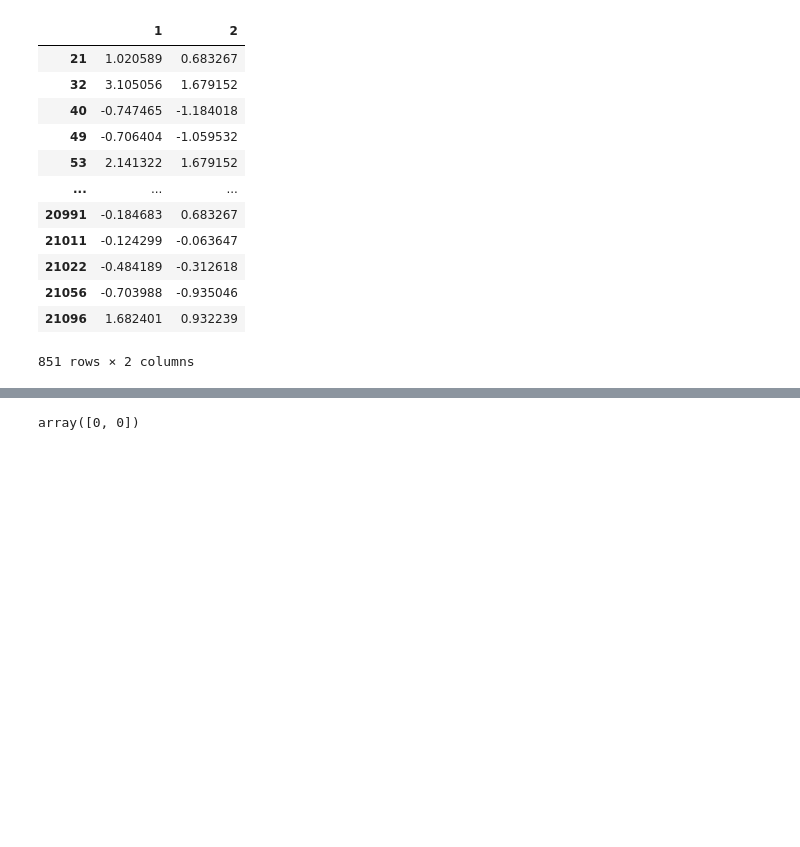
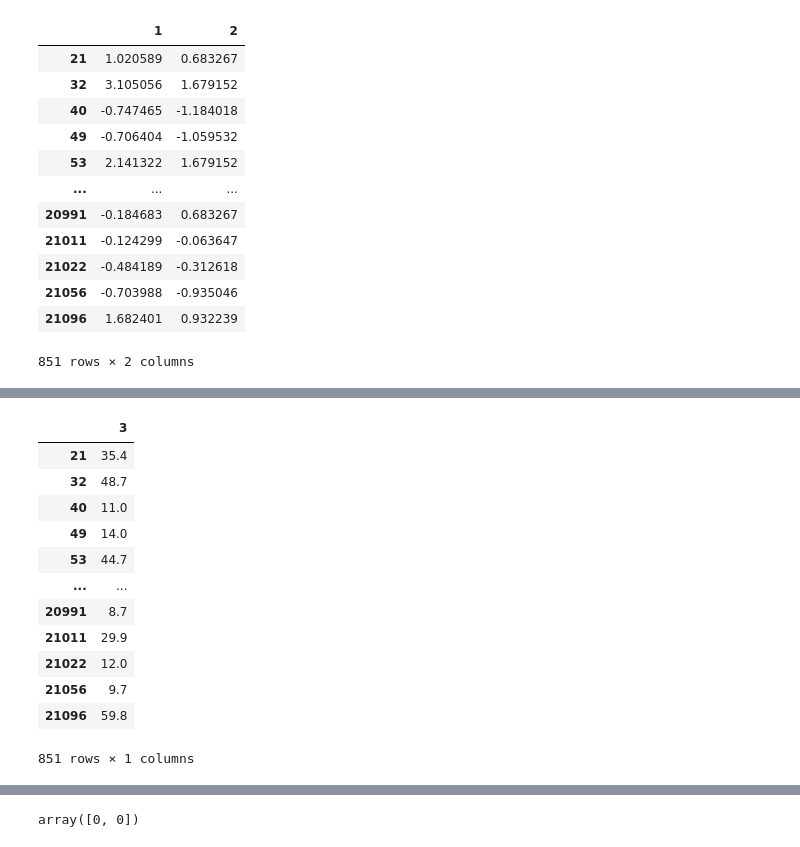
Before and after one commit to Yeghon/CCI508, a Jupyter notebook: multivariate test 02.ipynb, the cells around one changed output, grey strips where cells are left out. Saved outputs shown, nothing was run; the diff lists cells and outputs as text; code cells hidden in the pictures; blank space fills up the shorter version.

```diff
--- a/multivariate test 02.ipynb
+++ b/multivariate test 02.ipynb
@@ -260,0 +277,16 @@ XTrain
+# %%
+yTrain
+# %% [output]
+|  | 3 |
+| 21 | 35.4 |
+| 32 | 48.7 |
+| 40 | 11.0 |
+| 49 | 14.0 |
+| 53 | 44.7 |
+| ... | ... |
+| 20991 | 8.7 |
+| 21011 | 29.9 |
+| 21022 | 12.0 |
+| 21056 | 9.7 |
+| 21096 | 59.8 |
+851 rows × 1 columns
```
Also changed, not shown: parts of 3 cells of this notebook.
